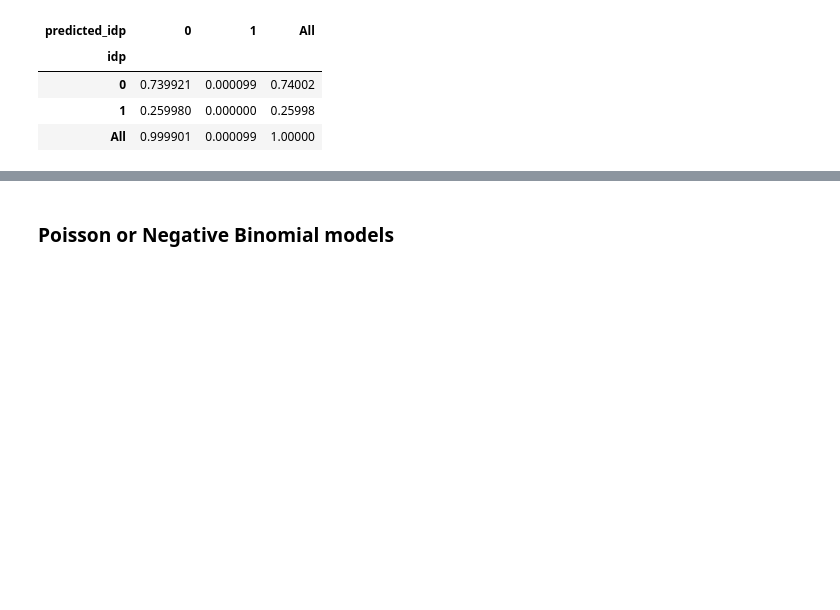
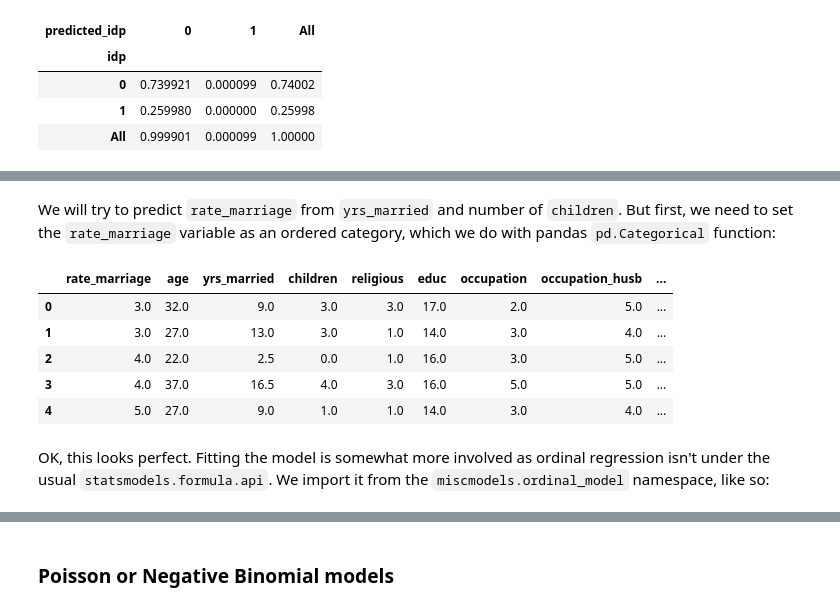
Before and after one commit to alexjonesphd/python_data_analysis, a Jupyter notebook: _sources/chapter6/generalised.ipynb, the cells around one changed output, grey strips where cells are left out. Cells and saved outputs as stored; diff of their text form; code cells hidden in the pictures; blank space fills up the shorter version.

```diff
--- a/_sources/chapter6/generalised.ipynb
+++ b/_sources/chapter6/generalised.ipynb
@@ -150,0 +320,15 @@ Classification is a surprisingly difficult area of statistics - be sure to look
+# %% [markdown]
+We will try to predict `rate_marriage` from `yrs_married` and number of `children`. But first, we need to set the `rate_marriage` variable as an ordered category, which we do with pandas `pd.Categorical` function:
+# %%
+# Convert to categorical
+affairs['marriage_category'] = pd.Categorical(affairs['rate_marriage'], categories=[1, 2, 3, 4, 5], ordered=True)
+affairs.head()
+# %% [output]
+|  | rate_marriage | age | yrs_married | children | religious | educ | occupation | occupation_husb | ... |
+| 0 | 3.0 | 32.0 | 9.0 | 3.0 | 3.0 | 17.0 | 2.0 | 5.0 | ... |
+| 1 | 3.0 | 27.0 | 13.0 | 3.0 | 1.0 | 14.0 | 3.0 | 4.0 | ... |
+| 2 | 4.0 | 22.0 | 2.5 | 0.0 | 1.0 | 16.0 | 3.0 | 5.0 | ... |
+| 3 | 4.0 | 37.0 | 16.5 | 4.0 | 3.0 | 16.0 | 5.0 | 5.0 | ... |
+| 4 | 5.0 | 27.0 | 9.0 | 1.0 | 1.0 | 14.0 | 3.0 | 4.0 | ... |
+# %% [markdown]
+OK, this looks perfect. Fitting the model is somewhat more involved as ordinal regression isn't under the usual `statsmodels.formula.api`. We import it from the `miscmodels.ordinal_model` namespace, like so:
```
Also changed, not shown: parts of 35 cells of this notebook, 34 other files.
